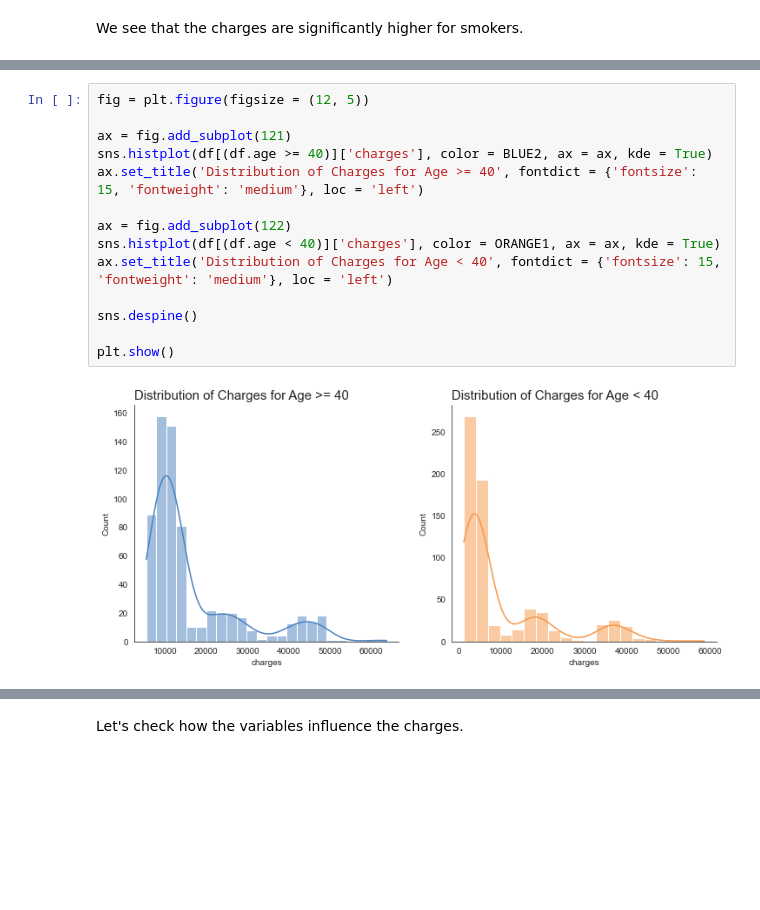
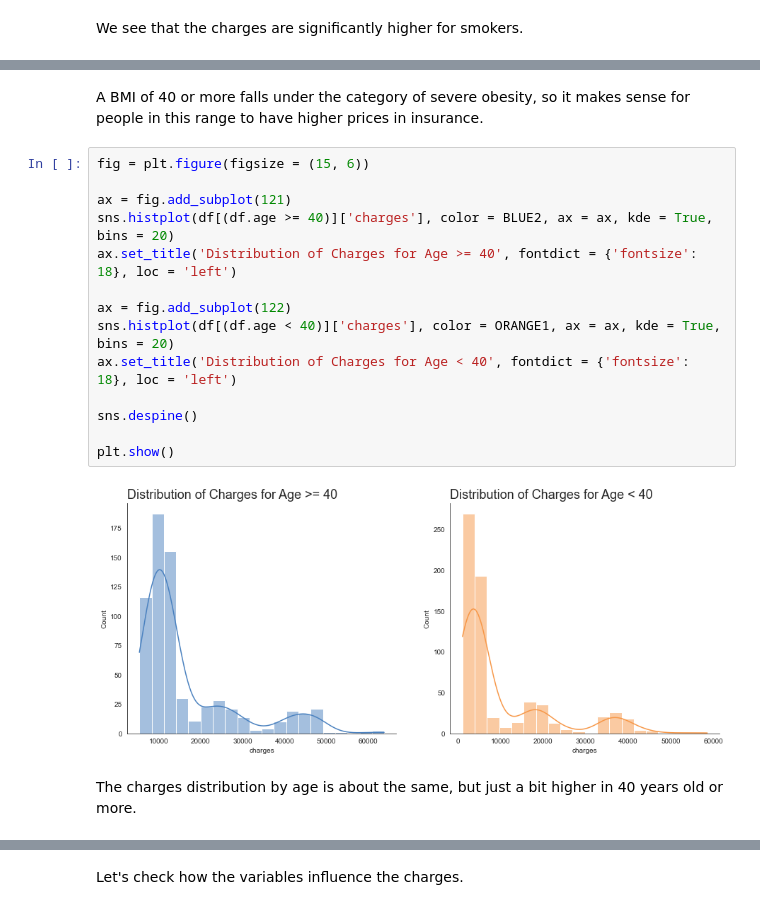
Before and after one commit to diascarolina/project-insurance-forecast, a Jupyter notebook: notebook.ipynb, the cells around one changed output, grey strips where cells are left out. Cells and saved outputs as stored; diff of their text form; blank space fills up the shorter version.

```diff
--- a/notebook.ipynb
+++ b/notebook.ipynb
@@ -314,17 +340,21 @@ plt.show()
+# %% [markdown]
+A BMI of 40 or more falls under the category of severe obesity, so it makes sense for people in this range to have higher prices in insurance.
 # %%
-fig = plt.figure(figsize = (12, 5))
+fig = plt.figure(figsize = (15, 6))
 
 ax = fig.add_subplot(121)
-sns.histplot(df[(df.age >= 40)]['charges'], color = BLUE2, ax = ax, kde = True)
-ax.set_title('Distribution of Charges for Age >= 40', fontdict = {'fontsize': 15, 'fontweight': 'medium'}, loc = 'left')
+sns.histplot(df[(df.age >= 40)]['charges'], color = BLUE2, ax = ax, kde = True, bins = 20)
+ax.set_title('Distribution of Charges for Age >= 40', fontdict = {'fontsize': 18}, loc = 'left')
 
 ax = fig.add_subplot(122)
-sns.histplot(df[(df.age < 40)]['charges'], color = ORANGE1, ax = ax, kde = True)
-ax.set_title('Distribution of Charges for Age < 40', fontdict = {'fontsize': 15, 'fontweight': 'medium'}, loc = 'left')
+sns.histplot(df[(df.age < 40)]['charges'], color = ORANGE1, ax = ax, kde = True, bins = 20)
+ax.set_title('Distribution of Charges for Age < 40', fontdict = {'fontsize': 18}, loc = 'left')
 
 sns.despine()
 
 plt.show()
 # %% [output]
-[figure, old version]
+[figure, new version]
+# %% [markdown]
+The charges distribution by age is about the same, but just a bit higher in 40 years old or more.
 # %%
```
Also changed, not shown: parts of 93 cells of this notebook.
